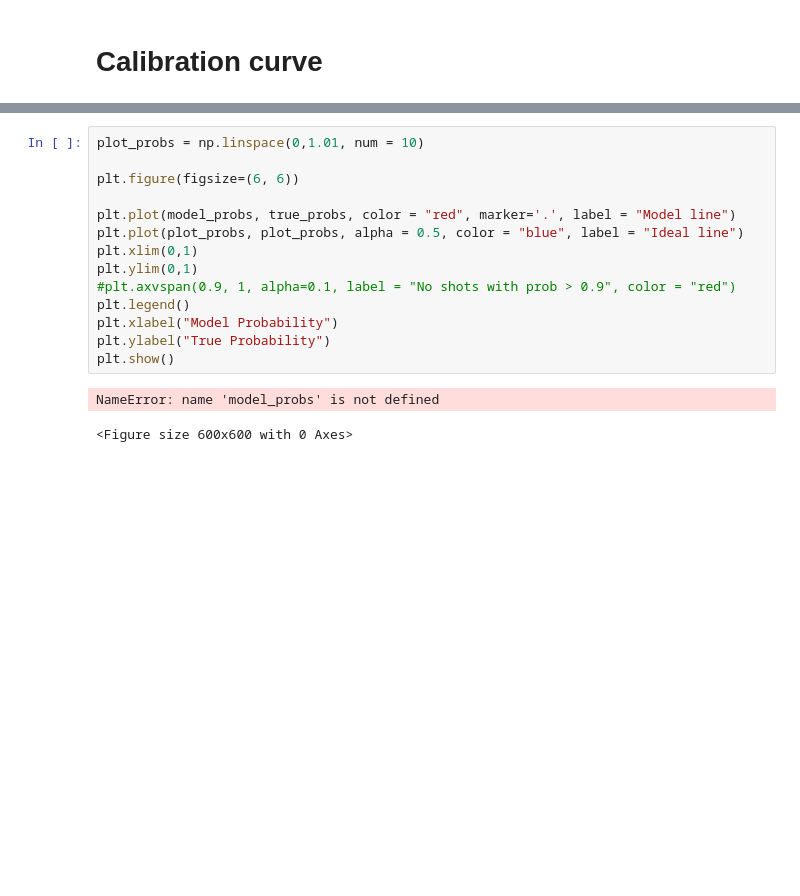
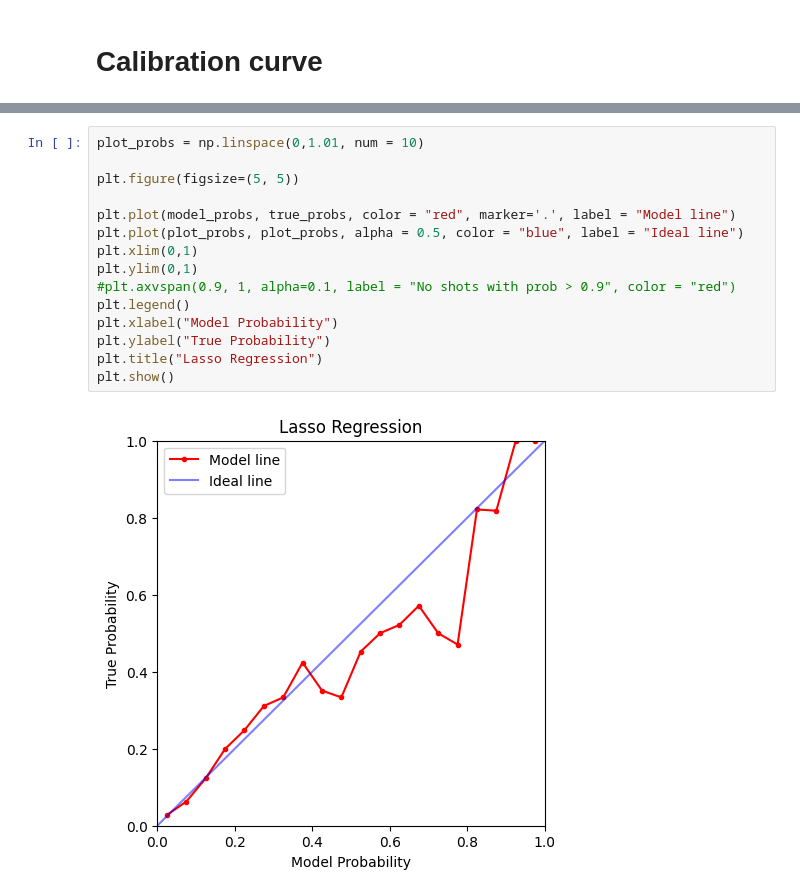
Before and after one commit to kaspar-soukup/expected_goals, a Jupyter notebook: Expected-Goals/notebooks/Lasso_Regression_xG.ipynb, the cells around one changed output, grey strips where cells are left out. Cells and saved outputs as stored; diff of their text form; blank space fills up the shorter version.

```diff
--- a/Expected-Goals/notebooks/Lasso_Regression_xG.ipynb
+++ b/Expected-Goals/notebooks/Lasso_Regression_xG.ipynb
@@ -564,17 +563,17 @@ NameError: name 'pd' is not defined
 # %%
 plot_probs = np.linspace(0,1.01, num = 10)
 
-plt.figure(figsize=(6, 6))
+plt.figure(figsize=(5, 5))
 
 plt.plot(model_probs, true_probs, color = "red", marker='.', label = "Model line")
 plt.plot(plot_probs, plot_probs, alpha = 0.5, color = "blue", label = "Ideal line")
 plt.xlim(0,1)
 plt.ylim(0,1)
 #plt.axvspan(0.9, 1, alpha=0.1, label = "No shots with prob > 0.9", color = "red")
 plt.legend()
 plt.xlabel("Model Probability")
 plt.ylabel("True Probability")
+plt.title("Lasso Regression")
 plt.show()
 # %% [output]
-NameError: name 'model_probs' is not defined
-<Figure size 600x600 with 0 Axes>
+[figure, added]
```
Also changed, not shown: parts of 5 cells of this notebook, 1 other file.
